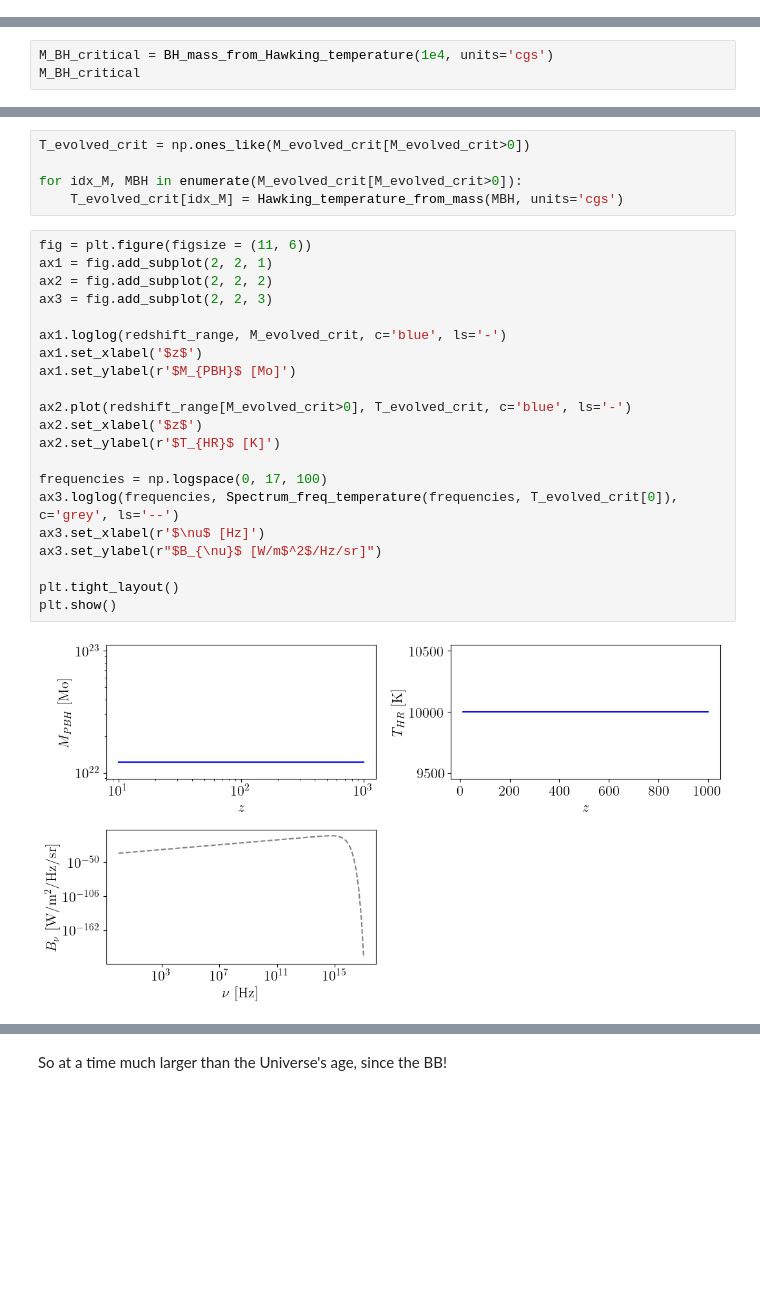
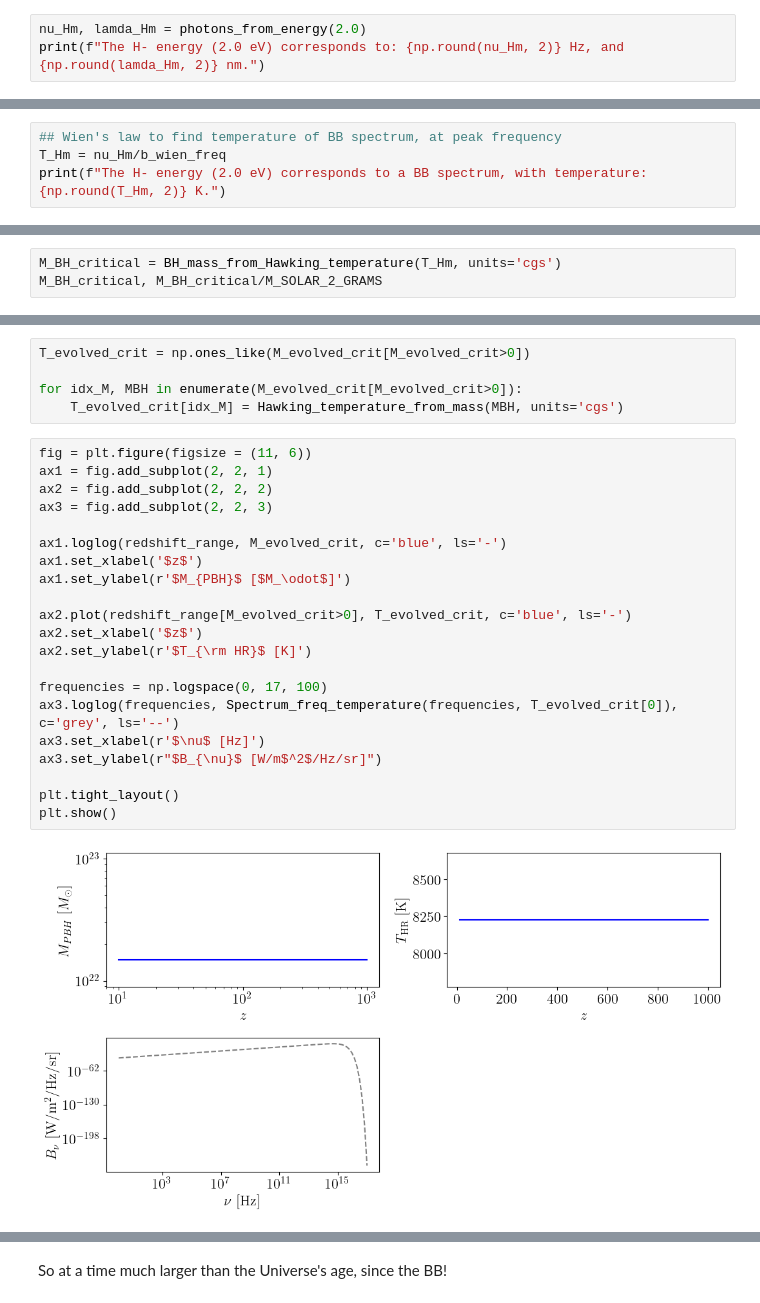
Before and after one commit to MariosNT/DCBHs_HR_PBHs, a Jupyter notebook: BlackHoleSpectrum.ipynb, the cells around one changed output, grey strips where cells are left out. Saved outputs shown, nothing was run; the diff lists cells and outputs as text; blank space fills up the shorter version.

```diff
--- a/BlackHoleSpectrum.ipynb
+++ b/BlackHoleSpectrum.ipynb
@@ -318,0 +340,3 @@ plt.show()
+# %%
+nu_Hm, lamda_Hm = photons_from_energy(2.0)
+print(f"The H- energy (2.0 eV) corresponds to: {np.round(nu_Hm, 2)} Hz, and {np.round(lamda_Hm, 2)} nm.")
@@ -318,0 +345,4 @@ plt.show()
+# %%
+## Wien's law to find temperature of BB spectrum, at peak frequency
+T_Hm = nu_Hm/b_wien_freq
+print(f"The H- energy (2.0 eV) corresponds to a BB spectrum, with temperature: {np.round(T_Hm, 2)} K.")
@@ -909,4 +941,4 @@ Let's choose now a mass that would have a HR blackbody with characteristic tempe
 # %%
-M_BH_critical = BH_mass_from_Hawking_temperature(1e4, units='cgs')
-M_BH_critical
+M_BH_critical = BH_mass_from_Hawking_temperature(T_Hm, units='cgs')
+M_BH_critical, M_BH_critical/M_SOLAR_2_GRAMS
 # %% [output]
@@ -924,24 +956,24 @@ for idx_M, MBH in enumerate(M_evolved_crit[M_evolved_crit>0]):
 # %%
 fig = plt.figure(figsize = (11, 6))
 ax1 = fig.add_subplot(2, 2, 1)
 ax2 = fig.add_subplot(2, 2, 2)
 ax3 = fig.add_subplot(2, 2, 3)
 
 ax1.loglog(redshift_range, M_evolved_crit, c='blue', ls='-')
 ax1.set_xlabel('$z$')
-ax1.set_ylabel(r'$M_{PBH}$ [Mo]')
+ax1.set_ylabel(r'$M_{PBH}$ [$M_\odot$]')
 
 ax2.plot(redshift_range[M_evolved_crit>0], T_evolved_crit, c='blue', ls='-')
 ax2.set_xlabel('$z$')
-ax2.set_ylabel(r'$T_{HR}$ [K]')
+ax2.set_ylabel(r'$T_{\rm HR}$ [K]')
 
 frequencies = np.logspace(0, 17, 100)
 ax3.loglog(frequencies, Spectrum_freq_temperature(frequencies, T_evolved_crit[0]), c='grey', ls='--')
 ax3.set_xlabel(r'$\nu$ [Hz]')
 ax3.set_ylabel(r"$B_{\nu}$ [W/m$^2$/Hz/sr]")
 
 plt.tight_layout()
 plt.show()
 # %% [output]
-[figure, old version]
+[figure, new version]
 # %% [markdown]
```
Also changed, not shown: parts of 65 cells of this notebook, 2 other files.
